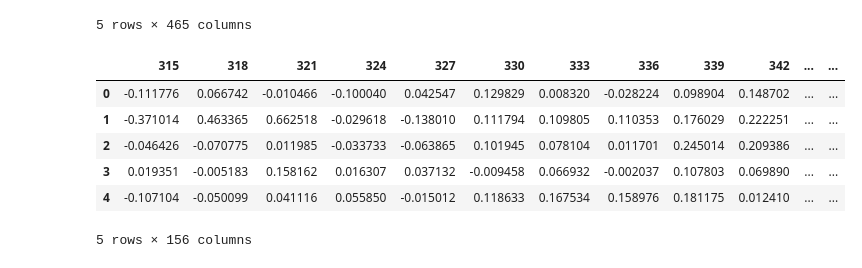
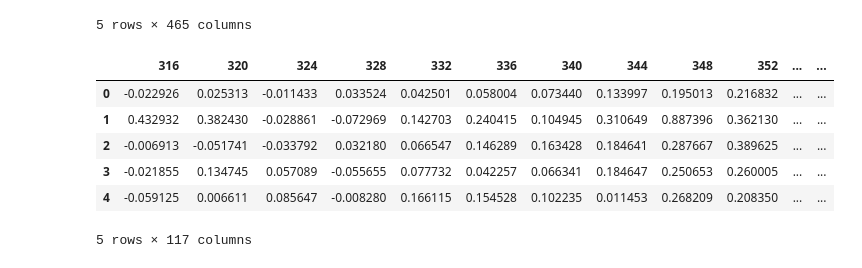
Before and after one commit to xMCTH/DSF, a Jupyter notebook: CodingTask1.ipynb, the cells around one changed output. Drawn from its saved outputs; the diff is of its cells as text; code cells hidden in the pictures.

```diff
--- a/CodingTask1.ipynb
+++ b/CodingTask1.ipynb
@@ -76,16 +76,16 @@ def merge_columns_nm(dataframe, interval):
     grouped_columns = new_column.iloc[:,2:].groupby(level=0, axis=1).mean()
     return grouped_columns
 # %%
-merging_2 = merge_columns_nm(df, 3)
-merging_2.head()
+ex_2 = merge_columns_nm(df, 4)
+ex_2.head()
 # %% [output]
-|  | 315 | 318 | 321 | 324 | 327 | 330 | 333 | 336 | 339 | 342 | ... | ... |
-| 0 | -0.111776 | 0.066742 | -0.010466 | -0.100040 | 0.042547 | 0.129829 | 0.008320 | -0.028224 | 0.098904 | 0.148702 | ... | ... |
-| 1 | -0.371014 | 0.463365 | 0.662518 | -0.029618 | -0.138010 | 0.111794 | 0.109805 | 0.110353 | 0.176029 | 0.222251 | ... | ... |
-| 2 | -0.046426 | -0.070775 | 0.011985 | -0.033733 | -0.063865 | 0.101945 | 0.078104 | 0.011701 | 0.245014 | 0.209386 | ... | ... |
-| 3 | 0.019351 | -0.005183 | 0.158162 | 0.016307 | 0.037132 | -0.009458 | 0.066932 | -0.002037 | 0.107803 | 0.069890 | ... | ... |
-| 4 | -0.107104 | -0.050099 | 0.041116 | 0.055850 | -0.015012 | 0.118633 | 0.167534 | 0.158976 | 0.181175 | 0.012410 | ... | ... |
+|  | 316 | 320 | 324 | 328 | 332 | 336 | 340 | 344 | 348 | 352 | ... | ... |
+| 0 | -0.022926 | 0.025313 | -0.011433 | 0.033524 | 0.042501 | 0.058004 | 0.073440 | 0.133997 | 0.195013 | 0.216832 | ... | ... |
+| 1 | 0.432932 | 0.382430 | -0.028861 | -0.072969 | 0.142703 | 0.240415 | 0.104945 | 0.310649 | 0.887396 | 0.362130 | ... | ... |
+| 2 | -0.006913 | -0.051741 | -0.033792 | 0.032180 | 0.066547 | 0.146289 | 0.163428 | 0.184641 | 0.287667 | 0.389625 | ... | ... |
+| 3 | -0.021855 | 0.134745 | 0.057089 | -0.055655 | 0.077732 | 0.042257 | 0.066341 | 0.184647 | 0.250653 | 0.260005 | ... | ... |
+| 4 | -0.059125 | 0.006611 | 0.085647 | -0.008280 | 0.166115 | 0.154528 | 0.102235 | 0.011453 | 0.268209 | 0.208350 | ... | ... |
-5 rows × 156 columns
+5 rows × 117 columns
 # %%
 import pandas as pd
 import time
```
Also changed, not shown: parts of 9 cells of this notebook.
